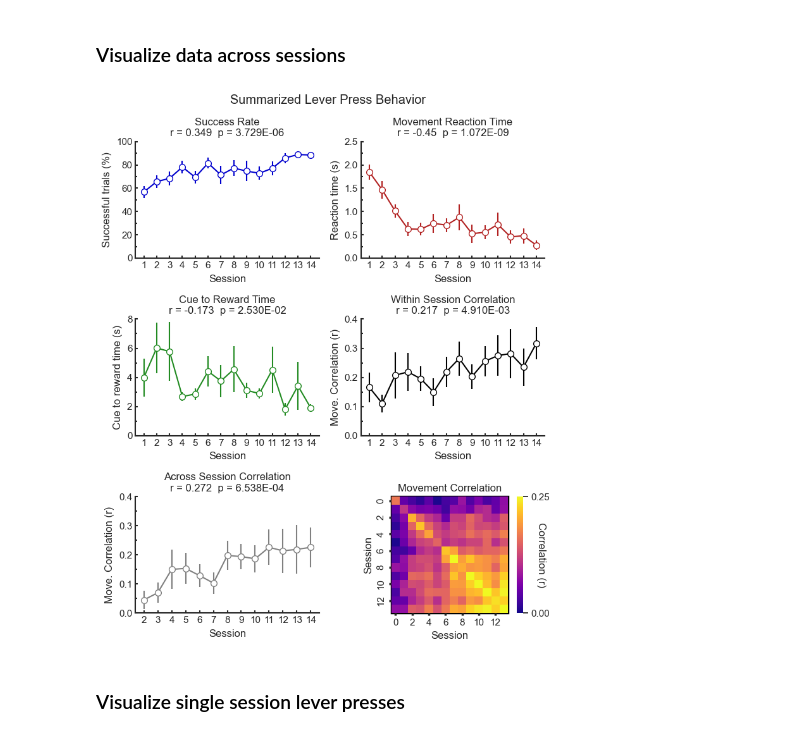
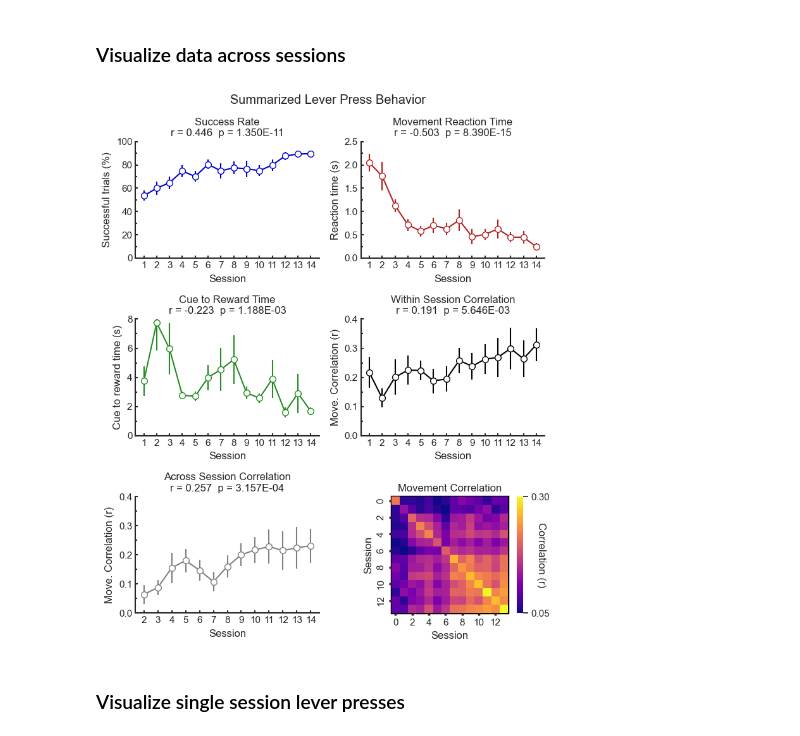
Before and after one commit to wjakewright/Lab_Analyses, a Jupyter notebook: Lab_Analyses/Behavior/Batch_Lever_Press_Analysis_Dual_Spine_Task.ipynb, the cells around one changed output. Cells and saved outputs as stored; diff of their text form; code cells hidden in the pictures.

```diff
--- a/Lab_Analyses/Behavior/Batch_Lever_Press_Analysis_Dual_Spine_Task.ipynb
+++ b/Lab_Analyses/Behavior/Batch_Lever_Press_Analysis_Dual_Spine_Task.ipynb
@@ -42,13 +42,16 @@ id_9 = "JW150"
 id_10 = "JW152"
 id_11 = "JW153"
 id_12 = "JW154"
+id_13 = "JW167"
+id_14 = "JW168"
+id_15 = "JW169"
 
 
 ## Reanalyze ?
 # Indicate if you are reanalyzing the data
 # Will re-process, summarize, and analyze data even if already analyzed before
-reanalyze = [True, True, True, True, True, True, True, True, True, True, True, True]
-reanalyze = [not x for x in reanalyze]
+reanalyze = [True, True, True, True, True, True, True, True, True, True, True, True, True, True, True]
+#reanalyze = [not x for x in reanalyze]
 
 ## Ignore days ?
 # Indicate if there are any days for each mouse you wish to ignore for analysis
@@ -65,6 +68,9 @@ ignore_9 = ()
 ignore_10 = ()
 ignore_11 = ()
 ignore_12 = ()
+ignore_13 = ()
+ignore_14 = ()
+ignore_15 = ()
 
 # Imaged Sessions
 ## Indicate which sessions were imaged
@@ -84,6 +90,9 @@ im_9 = [1,2,3,8,13]
 im_10 = [1,2,3,6,8,11,13]
 im_11 = [1,2,3,6,7,8,11,12]
 im_12 = [1,2,3,6,7,8,11,12,13]
+im_13 = [1,2,3,6,7,8,12]
+im_14 = [1,2,3,6,7,8,12,13]
+im_15 = [1,2,3,6,7,8,11,12,13]
 #### Do not change this part
 image_1 = [False if x not in np.array(im_1)-1 else True for x in range(num_of_sessions)]
 image_2 = [False if x not in np.array(im_2)-1 else True for x in range(num_of_sessions)]
@@ -97,6 +106,9 @@ image_9 = [False if x not in np.array(im_9)-1 else True for x in range(num_of_se
 image_10 = [False if x not in np.array(im_10)-1 else True for x in range(num_of_sessions)]
 image_11 = [False if x not in np.array(im_11)-1 else True for x in range(num_of_sessions)]
 image_12 = [False if x not in np.array(im_12)-1 else True for x in range(num_of_sessions)]
+image_13 = [False if x not in np.array(im_13)-1 else True for x in range(num_of_sessions)]
+image_14 = [False if x not in np.array(im_14)-1 else True for x in range(num_of_sessions)]
+image_15 = [False if x not in np.array(im_15)-1 else True for x in range(num_of_sessions)]
 
 # Give info about the experiment for each mouse
 ## Optional. Set to none below if not being used
@@ -112,14 +124,17 @@ exp_9 = "GluSnFr and RCaMP Imaging Task"
 exp_10 = "GluSnFr and RCaMP Imaging Task"
 exp_11 = "GluSnFr and RCaMP Imaging Task"
 exp_12 = "GluSnFr and RCaMP Imaging Task"
+exp_13 = "GluSnFr and RCaMP Imaging Task"
+exp_14 = "GluSnFr and RCaMP Imaging Task"
+exp_15 = "GluSnFr and RCaMP Imaging Task"
 
 # Put information for each mouse in a list
 ### Can be just one mouse in the list
 
-mouse_ids = [id_1, id_2, id_3, id_4, id_5, id_6, id_7, id_8, id_9, id_10, id_11, id_12]
-imaged = [image_1, image_2, image_3, image_4, image_5, image_6, image_7, image_8, image_9, image_10, image_11, image_12]
-exps = [exp_1, exp_2, exp_3, exp_4, exp_5, exp_6, exp_7, exp_8, exp_9, exp_10, exp_11, exp_12]
-ignore_dirs = [ignore_1, ignore_2, ignore_3, ignore_4, ignore_5, ignore_6, ignore_7, ignore_8, ignore_9, ignore_10, ignore_11, ignore_12]
+mouse_ids = [id_1, id_2, id_3, id_4, id_5, id_6, id_7, id_8, id_9, id_10, id_11, id_12, id_13, id_14, id_15]
+imaged = [image_1, image_2, image_3, image_4, image_5, image_6, image_7, image_8, image_9, image_10, image_11, image_12, image_13, image_14, image_15]
+exps = [exp_1, exp_2, exp_3, exp_4, exp_5, exp_6, exp_7, exp_8, exp_9, exp_10, exp_11, exp_12, exp_13, exp_14, exp_15]
+ignore_dirs = [ignore_1, ignore_2, ignore_3, ignore_4, ignore_5, ignore_6, ignore_7, ignore_8, ignore_9, ignore_10, ignore_11, ignore_12, ignore_13, ignore_14, ignore_15]
 # %% [markdown]
 ### Process and Summarize each dataset
 # %%
@@ -129,7 +144,7 @@ for mouse_id, img, exp, reanaly, ignore in zip(mouse_ids, imaged, exps, reanalyz
     path = os.path.join(raw_path, mouse_id)
     sd = analyze_mouse_lever_behavior(
         mouse_id=mouse_id, path=path, imaged=img, save=True, save_suffix=None, reanalyze=reanaly,
-        ignore_dir=ignore, press_len=1.5
+        ignore_dir=ignore, press_len=2
     )
     summed_data.append(sd)
 # %% [output]
@@ -217,12 +232,12 @@ group_path = r'C:\Users\Jake\Desktop\Analyzed_data\grouped'
 experiment_directory = "Dual_Spine_Imaging"
 group_directory = "Lever_Press_Behavior"
 # Specify the name of the group file
-group_name = f"Task_{experiment_directory}_lever_press_data_half_sec"
+group_name = f"Task_{experiment_directory}_lever_press_data_two_sec"
 
 # Specify if you would like to load or regenerate the grouped data
-load_data = False
+load_data = True
 # Specify if you would like to save the grouped data
-save_grouped = True
+save_grouped = False
 
 # Group Data
 if load_data is True:
@@ -253,19 +270,19 @@ grouped_data = Group_Lever_Press() # Put individual mouse data inside to visuali
 # %%
 figure_path = r'C:\Users\Jake\Desktop\Figures'
 
 # Specify if you want to save grouped figures
-group_fig_save = True
+group_fig_save = False
 group_fig_path = os.path.join(figure_path, "grouped_data", experiment_directory, group_directory)
 if not os.path.isdir(group_fig_path):
     os.makedirs(group_fig_path)
 
 # Plot the grouped data
 colors = {"success": "mediumblue", "reaction_time": "firebrick", "cue_to_reward": "forestgreen",
           "within": "black", "across":"grey", "cmap": "plasma"}
-ylims = {"success": (0,100), "reaction_time": (0,2.5), "cue_to_reward": (0,8), "within": (0,0.4), "across": (0,0.4), "cmap": (0, 0.25)}
+ylims = {"success": (0,100), "reaction_time": (0,2.5), "cue_to_reward": (0,8), "within": (0,0.4), "across": (0,0.4), "cmap": (0.05, 0.3)}
 grouped_data.plot_data(figsize=(7.5,9),colors=colors, plot_ind=False, ylims=ylims, save=group_fig_save, save_path=group_fig_path)
 # %% [output]
-[figure, old version]
+[figure, new version]
 # %% [markdown]
 ### Visualize single session lever presses
 # %%
```
Also changed, not shown: parts of 12 cells of this notebook.
